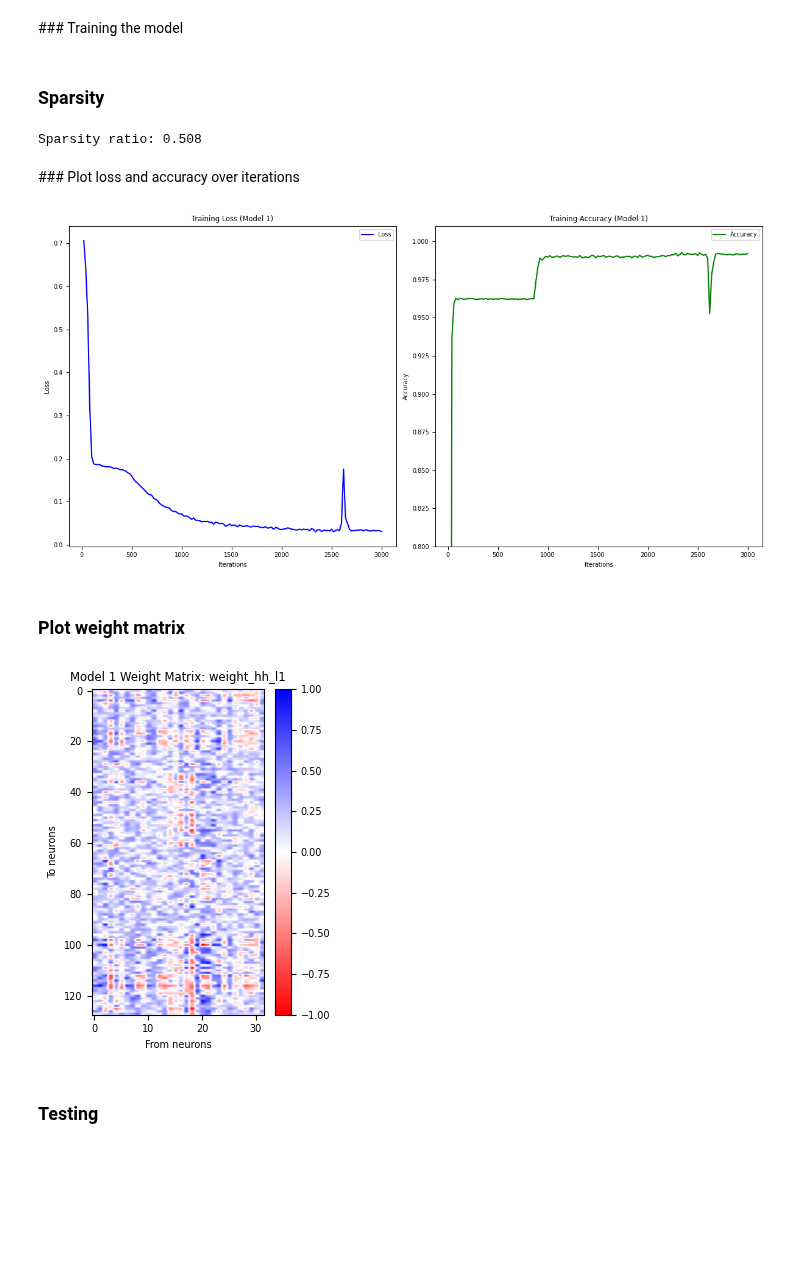
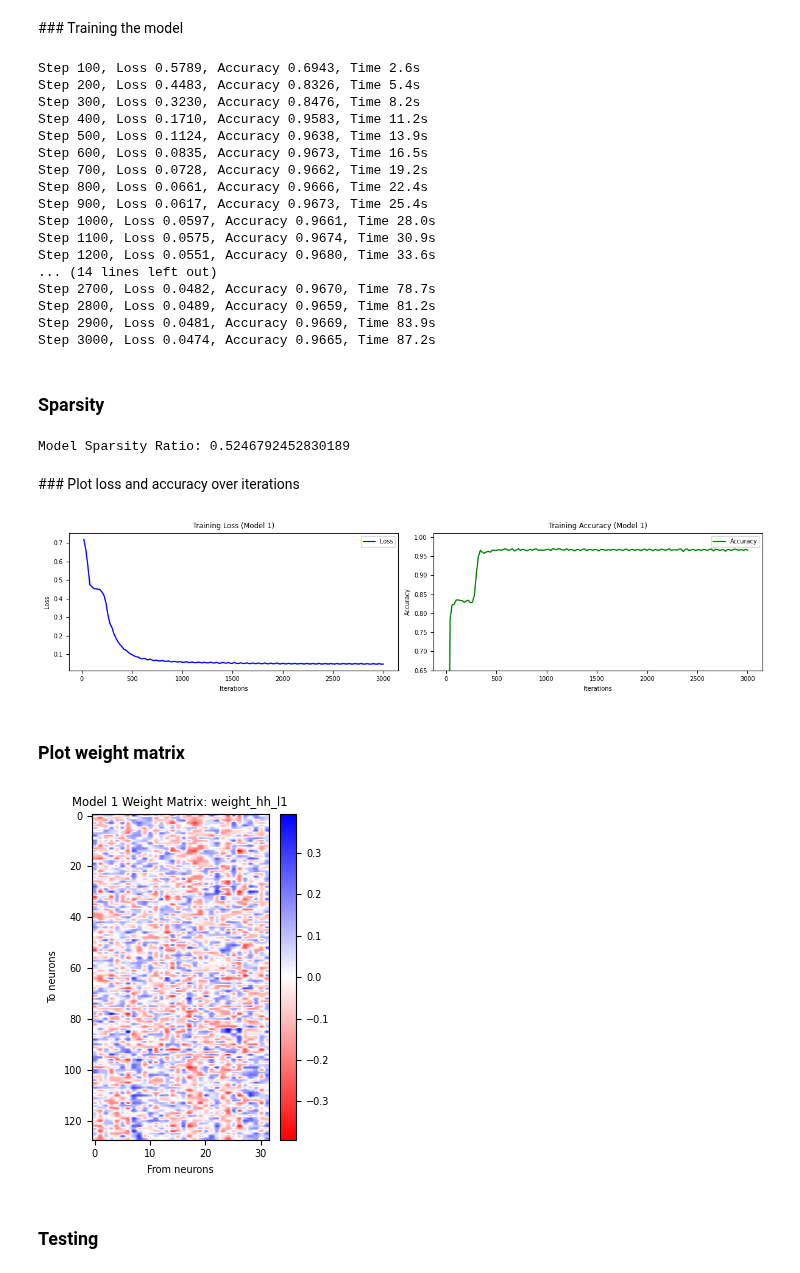
Before and after one commit to adampotton/Cognitive_AI_CW, a Jupyter notebook: Q2C_mdl1.ipynb, the cells around one changed output. Cells and saved outputs as stored; diff of their text form; code cells hidden in the pictures; blank space fills up the shorter version.

```diff
--- a/Q2C_mdl1.ipynb
+++ b/Q2C_mdl1.ipynb
@@ -53,20 +53,15 @@ class LSTMNet(nn.Module):
 ### Creating dataset and adjusting parameters
 # %%
 config = {
-    'dt': 200, # Timestep parameter
-    'hidden_size': 32, # Hidden size for your LSTM
+    'dt': 100, # Timestep parameter
+    'hidden_size': 32, # Hidden size for the LSTM
     'batch_size': 32, # Batch size for training
     'seq_len': 50, # Sequence length for input data
-    'envid': 'ReadySetGo-v0', # Task name
-    'gain': 2, # Custom gain
-    'prod_margin': 10, # Custom production margin
+    'envid': 'GoNogo-v0', # Task name
 }
 
-env_kwargs = {
-    'dt': config['dt'], # Assing timestep parameter
-    'gain': config['gain'],  # Controls the measure that the agent has to produce
-    'prod_margin': config['prod_margin'], # Controls the interval around the ground truth production time within which the agent receives proportional reward
-}
+env_kwargs = {'dt': config['dt']} # Assing timestep parameter
+
 config['env_kwargs'] = env_kwargs
 
 dataset = ngym.Dataset(config['envid'], env_kwargs=config['env_kwargs'], batch_size=config['batch_size'], seq_len=config['seq_len']) # Generate dataset
@@ -128,6 +123,24 @@ def train_model(net, dataset, iter_steps, report_freq):
     return net, losses, accuracies
 
 net, losses, accuracies = train_model(net, dataset, iter_steps, report_freq) # Call the training function
+# %% [output]
+Step 100, Loss 0.5789, Accuracy 0.6943, Time 2.6s
+Step 200, Loss 0.4483, Accuracy 0.8326, Time 5.4s
+Step 300, Loss 0.3230, Accuracy 0.8476, Time 8.2s
+Step 400, Loss 0.1710, Accuracy 0.9583, Time 11.2s
+Step 500, Loss 0.1124, Accuracy 0.9638, Time 13.9s
+Step 600, Loss 0.0835, Accuracy 0.9673, Time 16.5s
+Step 700, Loss 0.0728, Accuracy 0.9662, Time 19.2s
+Step 800, Loss 0.0661, Accuracy 0.9666, Time 22.4s
+Step 900, Loss 0.0617, Accuracy 0.9673, Time 25.4s
+Step 1000, Loss 0.0597, Accuracy 0.9661, Time 28.0s
+Step 1100, Loss 0.0575, Accuracy 0.9674, Time 30.9s
+Step 1200, Loss 0.0551, Accuracy 0.9680, Time 33.6s
+... (14 lines left out)
+Step 2700, Loss 0.0482, Accuracy 0.9670, Time 78.7s
+Step 2800, Loss 0.0489, Accuracy 0.9659, Time 81.2s
+Step 2900, Loss 0.0481, Accuracy 0.9669, Time 83.9s
+Step 3000, Loss 0.0474, Accuracy 0.9665, Time 87.2s
 # %% [markdown]
 ### Sparsity
 # %%
@@ -141,7 +154,7 @@ for param in net.parameters():
 sparsity_ratio = sparsity / total_params # Ratio of weights close to 0 to total weights
 print('Model Sparsity Ratio:', sparsity_ratio)
 # %% [output]
-Sparsity ratio: 0.508
+Model Sparsity Ratio: 0.5246792452830189
 # %% [markdown]
 ### Plot loss and accuracy over iterations
 # %%
@@ -150,47 +163,42 @@ avg_accuracies = []
 report_freq = 20
 for i in range(report_freq - 1, len(losses), report_freq):
     avg_losses.append(sum(losses[i-report_freq+1:i+1]) / report_freq)
     avg_accuracies.append(sum(accuracies[i-report_freq+1:i+1]) / report_freq)
 
 iterations = range(report_freq, len(losses) + 1, report_freq)
 
 import matplotlib.pyplot as plt
 plt.rcParams['font.family'] = 'sans-serif'
 plt.rcParams['font.sans-serif'] = ['DejaVu Sans']
 
 # Plot Loss
-plt.figure(figsize=(12, 6))
+plt.figure(figsize=(12, 3))
 plt.subplot(1, 2, 1)
 plt.plot(iterations, avg_losses, label='Loss', color='blue')
 plt.xlabel('Iterations')
 plt.ylabel('Loss')
 plt.title('Training Loss (Model 1)')
 plt.legend()
 
 # Plot Accuracy
 plt.subplot(1, 2, 2)
 plt.plot(iterations, avg_accuracies, label='Accuracy', color='green')
 plt.xlabel('Iterations')
 plt.ylabel('Accuracy')
-plt.ylim(0.8, 1.01)
+plt.ylim(0.65, 1.01)
 plt.title('Training Accuracy (Model 1)')
 plt.legend()
 
 plt.tight_layout()
 plt.show()
 # %% [output]
-[figure, old version]
+[figure, new version]
 # %% [markdown]
 ### Plot weight matrix
 # %%
 weight_name = 'weight_hh_l1'  # Replace with the desired weight matrix name
 
 W = getattr(net.lstm, weight_name).detach().numpy()
-wlim = np.max(np.abs(W))
-
-W_min = np.min(W)
-W_max = np.max(W)
-W = 2 * (W - W_min) / (W_max - W_min) - 1
 wlim = np.max(np.abs(W))
 
 plt.figure(figsize=(3, 4))
@@ -203,7 +211,7 @@ plt.title(f'Model 1 Weight Matrix: {weight_name}')
 plt.tight_layout()
 plt.show()
 # %% [output]
-[figure, old version]
+[figure, new version]
 # %% [markdown]
 ### Testing
 # %%
```
Also changed, not shown: parts of 5 cells of this notebook.
